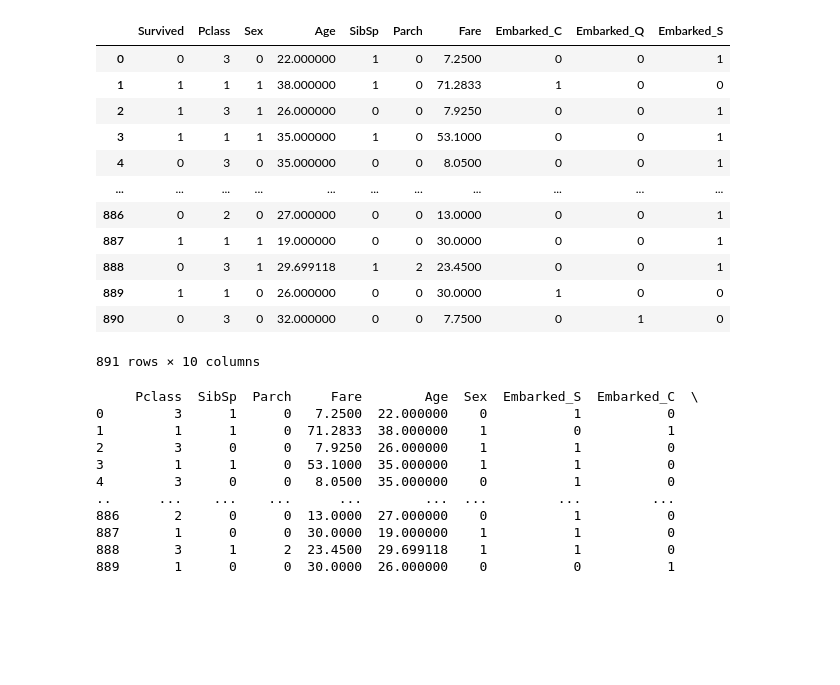
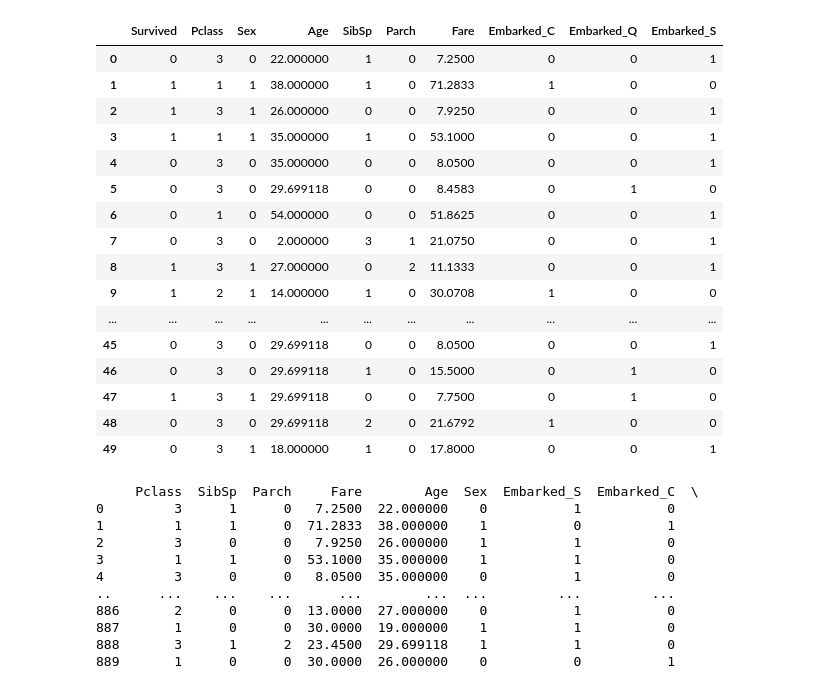
Before and after one commit to AeneasChristodoulou/Machine_Learning, a Jupyter notebook: titanic/Main.ipynb, the cells around one changed output. Saved outputs shown, nothing was run; the diff lists cells and outputs as text; code cells hidden in the pictures; blank space fills up the shorter version.

```diff
--- a/titanic/Main.ipynb
+++ b/titanic/Main.ipynb
@@ -38,21 +24,25 @@ def drop_and_convert(df):
 test = drop_and_convert(test)
 df = drop_and_convert(df)
 # %%
-df
+df.head(50)
 # %% [output]
 |  | Survived | Pclass | Sex | Age | SibSp | Parch | Fare | Embarked_C | Embarked_Q | Embarked_S |
 | 0 | 0 | 3 | 0 | 22.000000 | 1 | 0 | 7.2500 | 0 | 0 | 1 |
 | 1 | 1 | 1 | 1 | 38.000000 | 1 | 0 | 71.2833 | 1 | 0 | 0 |
 | 2 | 1 | 3 | 1 | 26.000000 | 0 | 0 | 7.9250 | 0 | 0 | 1 |
 | 3 | 1 | 1 | 1 | 35.000000 | 1 | 0 | 53.1000 | 0 | 0 | 1 |
 | 4 | 0 | 3 | 0 | 35.000000 | 0 | 0 | 8.0500 | 0 | 0 | 1 |
+| 5 | 0 | 3 | 0 | 29.699118 | 0 | 0 | 8.4583 | 0 | 1 | 0 |
+| 6 | 0 | 1 | 0 | 54.000000 | 0 | 0 | 51.8625 | 0 | 0 | 1 |
+| 7 | 0 | 3 | 0 | 2.000000 | 3 | 1 | 21.0750 | 0 | 0 | 1 |
+| 8 | 1 | 3 | 1 | 27.000000 | 0 | 2 | 11.1333 | 0 | 0 | 1 |
+| 9 | 1 | 2 | 1 | 14.000000 | 1 | 0 | 30.0708 | 1 | 0 | 0 |
 | ... | ... | ... | ... | ... | ... | ... | ... | ... | ... | ... |
-| 886 | 0 | 2 | 0 | 27.000000 | 0 | 0 | 13.0000 | 0 | 0 | 1 |
-| 887 | 1 | 1 | 1 | 19.000000 | 0 | 0 | 30.0000 | 0 | 0 | 1 |
-| 888 | 0 | 3 | 1 | 29.699118 | 1 | 2 | 23.4500 | 0 | 0 | 1 |
-| 889 | 1 | 1 | 0 | 26.000000 | 0 | 0 | 30.0000 | 1 | 0 | 0 |
-| 890 | 0 | 3 | 0 | 32.000000 | 0 | 0 | 7.7500 | 0 | 1 | 0 |
+| 45 | 0 | 3 | 0 | 29.699118 | 0 | 0 | 8.0500 | 0 | 0 | 1 |
+| 46 | 0 | 3 | 0 | 29.699118 | 1 | 0 | 15.5000 | 0 | 1 | 0 |
+| 47 | 1 | 3 | 1 | 29.699118 | 0 | 0 | 7.7500 | 0 | 1 | 0 |
+| 48 | 0 | 3 | 0 | 29.699118 | 2 | 0 | 21.6792 | 1 | 0 | 0 |
+| 49 | 0 | 3 | 1 | 18.000000 | 1 | 0 | 17.8000 | 0 | 0 | 1 |
-891 rows × 10 columns
 # %%
 data = ["Pclass", "SibSp", "Parch", "Fare", "Age", "Sex", "Embarked_S", "Embarked_C", "Embarked_Q"]
 label = "Survived"
```
Also changed, not shown: parts of 2 cells of this notebook, 1 other file.
